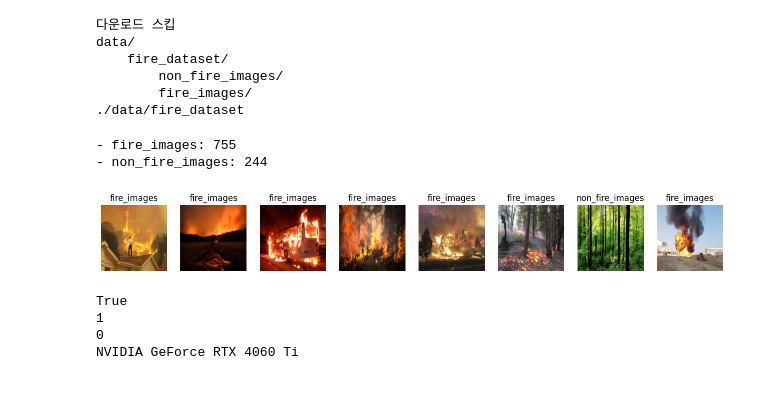
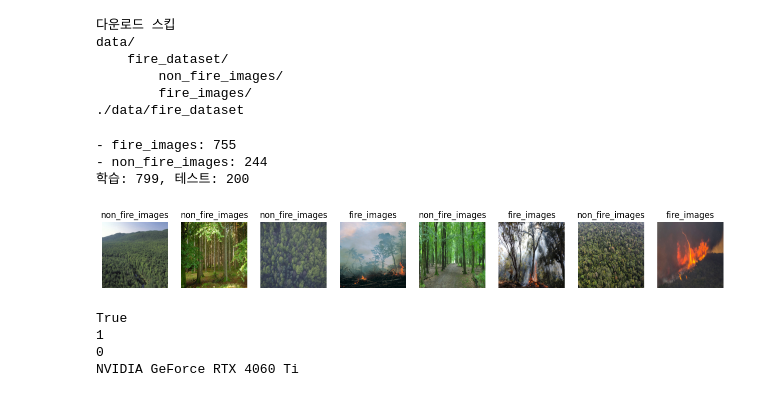
Before and after one commit to lDMDiamondl/Fire_Detection, a Jupyter notebook: train.ipynb, the cells around one changed output. Drawn from its saved outputs; the diff is of its cells as text; code cells hidden in the pictures.

```diff
--- a/train.ipynb
+++ b/train.ipynb
@@ -54,33 +55,46 @@ transform = transforms.Compose([
 if target_root:
     dataset = datasets.ImageFolder(root=target_root, transform=transform)
 
-    # DataLoader 생성
-    dataloader = DataLoader(dataset, batch_size=32, shuffle=True)
+    # 데이터셋 분할 (학습/테스트)
+    train_size = int(0.8 * len(dataset))
+    test_size = len(dataset) - train_size
+    train_dataset, test_dataset = torch.utils.data.random_split(dataset, [train_size, test_size])
 
-    # 클래스별 데이터셋 개수 출력
+    # DataLoader 생성 (학습용은 섞기, 테스트용은 순차적으로)
+    train_dataloader = DataLoader(train_dataset, batch_size=32, shuffle=True)
+    test_dataloader = DataLoader(test_dataset, batch_size=32, shuffle=False)
+
+    # 데이터 로더 딕셔너리 생성 (다음 학습 단계에서 활용 용이)
+    dataloaders = {'train': train_dataloader, 'test': test_dataloader}
+    dataset_sizes = {'train': train_size, 'test': test_size}
+
+    # 클래스별 이미지 수 계산 및 출력 (Counter로 간결화)
     class_indices_counts = Counter(dataset.targets)
 
     for idx, count in sorted(class_indices_counts.items()):
         class_name = dataset.classes[idx]
         print(f"- {class_name}: {count}")
+
+    print(f"학습: {dataset_sizes['train']}, 테스트: {dataset_sizes['test']}")
 # %% [output]
 - fire_images: 755
 - non_fire_images: 244
+학습: 799, 테스트: 200
 # %%
 # 데이터셋 확인
 
-images, labels = next(iter(dataloader))
+images, labels = next(iter(train_dataloader))
 plt.figure(figsize=(16, 6))
 
 # 8장 출력
 for i in range(8):
     ax = plt.subplot(1, 8, i + 1)
     img = images[i].permute(1, 2, 0)
 
     plt.imshow(img)
     plt.title(dataset.classes[labels[i]])
     plt.axis('off')
 plt.show()
 # %% [output]
-[figure, old version]
+[figure, new version]
 # %%
```
Also changed, not shown: parts of 8 cells of this notebook.
